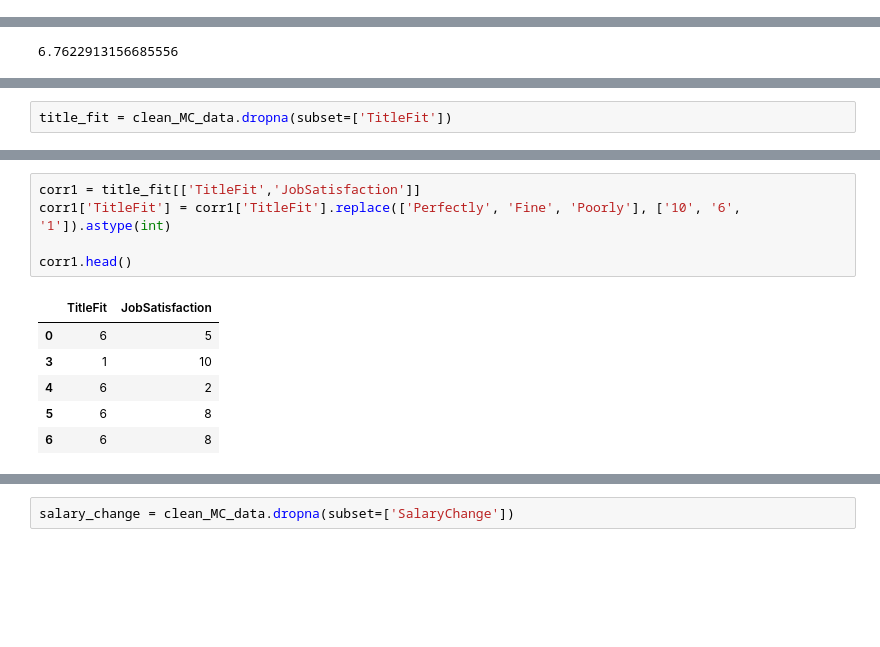
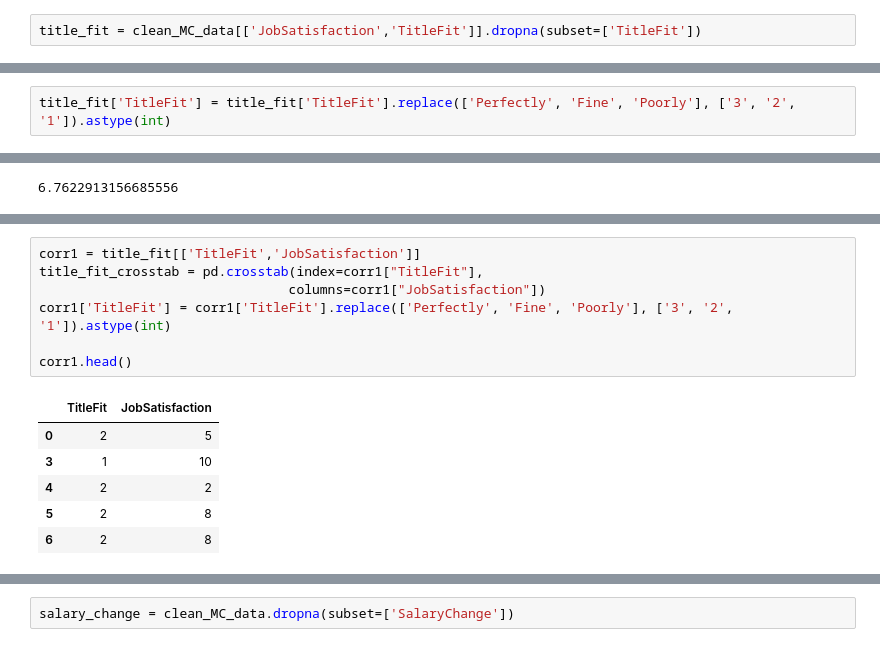
Before and after one commit to Jorrd/ds-fundamentals-a2, a Jupyter notebook: Untitled.ipynb, the cells around one changed output, grey strips where cells are left out. Drawn from its saved outputs; the diff is of its cells as text; blank space fills up the shorter version.

```diff
--- a/Untitled.ipynb
+++ b/Untitled.ipynb
@@ -49,0 +395,2 @@ clean_MC_data.describe()
+# %%
+title_fit = clean_MC_data[['JobSatisfaction','TitleFit']].dropna(subset=['TitleFit'])
@@ -49,0 +433,2 @@ clean_MC_data.describe()
+# %%
+title_fit['TitleFit'] = title_fit['TitleFit'].replace(['Perfectly', 'Fine', 'Poorly'], ['3', '2', '1']).astype(int)
@@ -257,2 +799,0 @@ array(['Fine', 'Poorly', 'Perfectly', nan], dtype=object)
-# %%
-title_fit = clean_MC_data.dropna(subset=['TitleFit'])
@@ -279,12 +800,14 @@ plt.show()
 # %%
 corr1 = title_fit[['TitleFit','JobSatisfaction']]
-corr1['TitleFit'] = corr1['TitleFit'].replace(['Perfectly', 'Fine', 'Poorly'], ['10', '6', '1']).astype(int)
+title_fit_crosstab = pd.crosstab(index=corr1["TitleFit"],
+                                columns=corr1["JobSatisfaction"])
+corr1['TitleFit'] = corr1['TitleFit'].replace(['Perfectly', 'Fine', 'Poorly'], ['3', '2', '1']).astype(int)
 
 corr1.head()
 # %% [output]
 |  | TitleFit | JobSatisfaction |
-| 0 | 6 | 5 |
+| 0 | 2 | 5 |
 | 3 | 1 | 10 |
-| 4 | 6 | 2 |
-| 5 | 6 | 8 |
-| 6 | 6 | 8 |
+| 4 | 2 | 2 |
+| 5 | 2 | 8 |
+| 6 | 2 | 8 |
```
Also changed, not shown: parts of 123 cells of this notebook.
